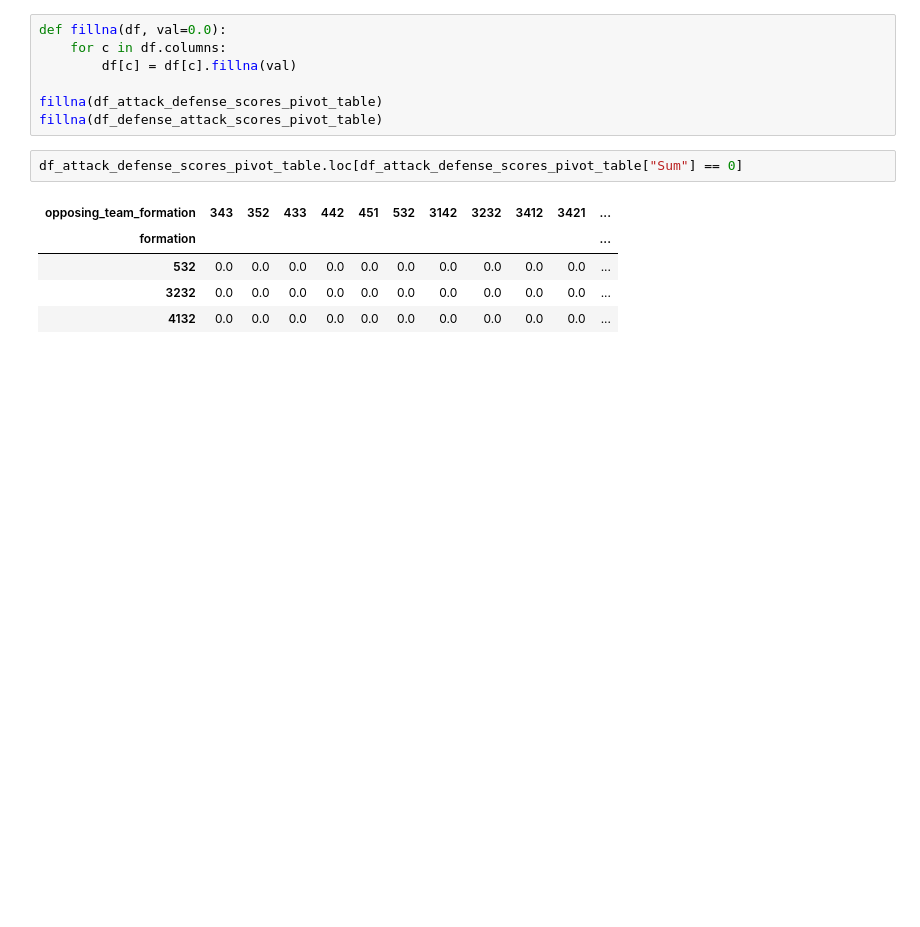
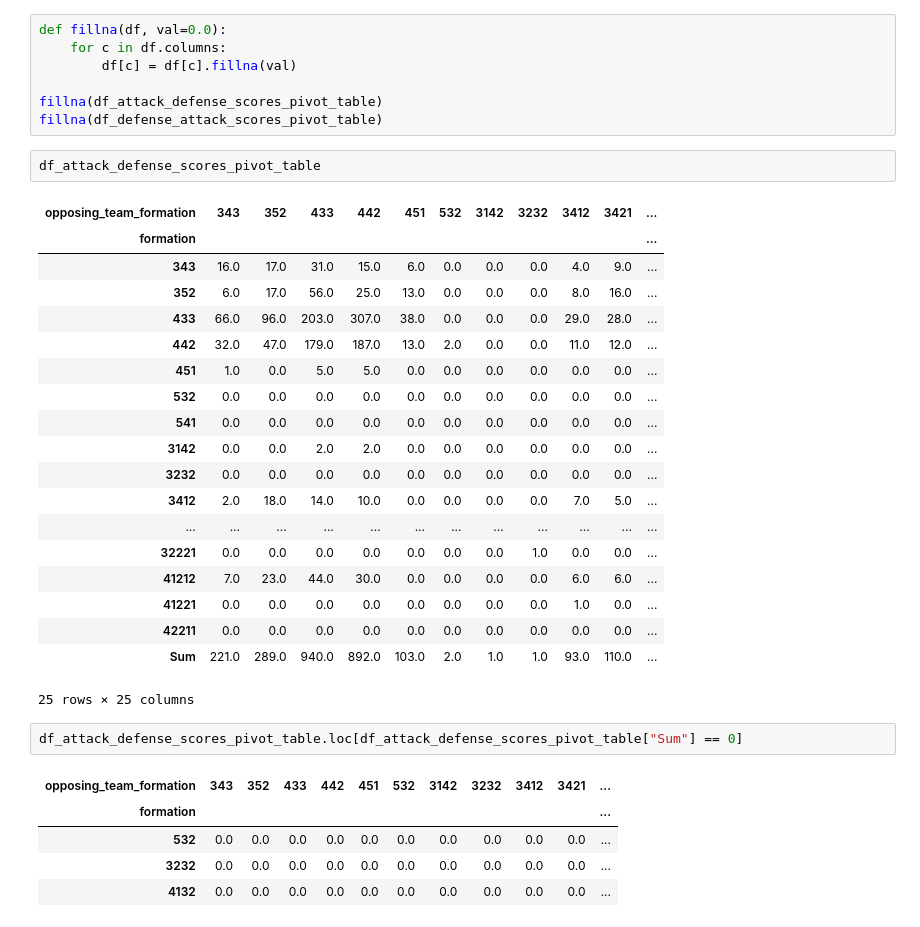
Before and after one commit to SFETNI/Omdena-UEFAEURO2024, a Jupyter notebook: task3-machine-learning-modeling/effect_of_team_formation_on_match_outcome/visualize_formations_correspondance_table.ipynb, the cells around one changed output. Saved outputs shown, nothing was run; the diff lists cells and outputs as text; blank space fills up the shorter version.

```diff
--- a/task3-machine-learning-modeling/effect_of_team_formation_on_match_outcome/visualize_formations_correspondance_table.ipynb
+++ b/task3-machine-learning-modeling/effect_of_team_formation_on_match_outcome/visualize_formations_correspondance_table.ipynb
@@ -75,6 +76,28 @@ def fillna(df, val=0.0):
 
 fillna(df_attack_defense_scores_pivot_table)
 fillna(df_defense_attack_scores_pivot_table)
+# %%
+df_attack_defense_scores_pivot_table
+# %% [output]
+| opposing_team_formation | 343 | 352 | 433 | 442 | 451 | 532 | 3142 | 3232 | 3412 | 3421 | ... |
+| formation |  |  |  |  |  |  |  |  |  |  | ... |
+| 343 | 16.0 | 17.0 | 31.0 | 15.0 | 6.0 | 0.0 | 0.0 | 0.0 | 4.0 | 9.0 | ... |
+| 352 | 6.0 | 17.0 | 56.0 | 25.0 | 13.0 | 0.0 | 0.0 | 0.0 | 8.0 | 16.0 | ... |
+| 433 | 66.0 | 96.0 | 203.0 | 307.0 | 38.0 | 0.0 | 0.0 | 0.0 | 29.0 | 28.0 | ... |
+| 442 | 32.0 | 47.0 | 179.0 | 187.0 | 13.0 | 2.0 | 0.0 | 0.0 | 11.0 | 12.0 | ... |
+| 451 | 1.0 | 0.0 | 5.0 | 5.0 | 0.0 | 0.0 | 0.0 | 0.0 | 0.0 | 0.0 | ... |
+| 532 | 0.0 | 0.0 | 0.0 | 0.0 | 0.0 | 0.0 | 0.0 | 0.0 | 0.0 | 0.0 | ... |
+| 541 | 0.0 | 0.0 | 0.0 | 0.0 | 0.0 | 0.0 | 0.0 | 0.0 | 0.0 | 0.0 | ... |
+| 3142 | 0.0 | 0.0 | 2.0 | 2.0 | 0.0 | 0.0 | 0.0 | 0.0 | 0.0 | 0.0 | ... |
+| 3232 | 0.0 | 0.0 | 0.0 | 0.0 | 0.0 | 0.0 | 0.0 | 0.0 | 0.0 | 0.0 | ... |
+| 3412 | 2.0 | 18.0 | 14.0 | 10.0 | 0.0 | 0.0 | 0.0 | 0.0 | 7.0 | 5.0 | ... |
+| ... | ... | ... | ... | ... | ... | ... | ... | ... | ... | ... | ... |
+| 32221 | 0.0 | 0.0 | 0.0 | 0.0 | 0.0 | 0.0 | 0.0 | 1.0 | 0.0 | 0.0 | ... |
+| 41212 | 7.0 | 23.0 | 44.0 | 30.0 | 0.0 | 0.0 | 0.0 | 0.0 | 6.0 | 6.0 | ... |
+| 41221 | 0.0 | 0.0 | 0.0 | 0.0 | 0.0 | 0.0 | 0.0 | 0.0 | 1.0 | 0.0 | ... |
+| 42211 | 0.0 | 0.0 | 0.0 | 0.0 | 0.0 | 0.0 | 0.0 | 0.0 | 0.0 | 0.0 | ... |
+| Sum | 221.0 | 289.0 | 940.0 | 892.0 | 103.0 | 2.0 | 1.0 | 1.0 | 93.0 | 110.0 | ... |
+25 rows × 25 columns
 # %%
 df_attack_defense_scores_pivot_table.loc[df_attack_defense_scores_pivot_table["Sum"] == 0]
 # %% [output]
```
Also changed, not shown: parts of 7 cells of this notebook.
